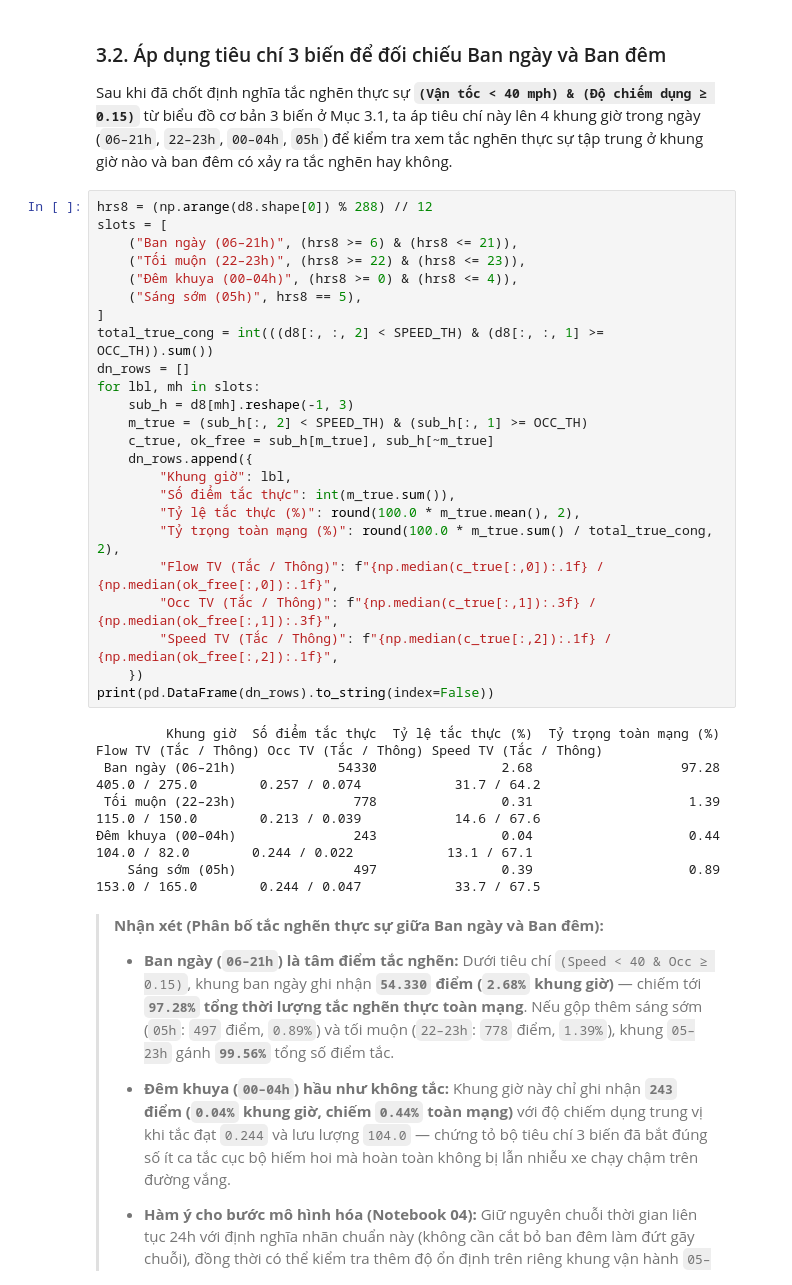
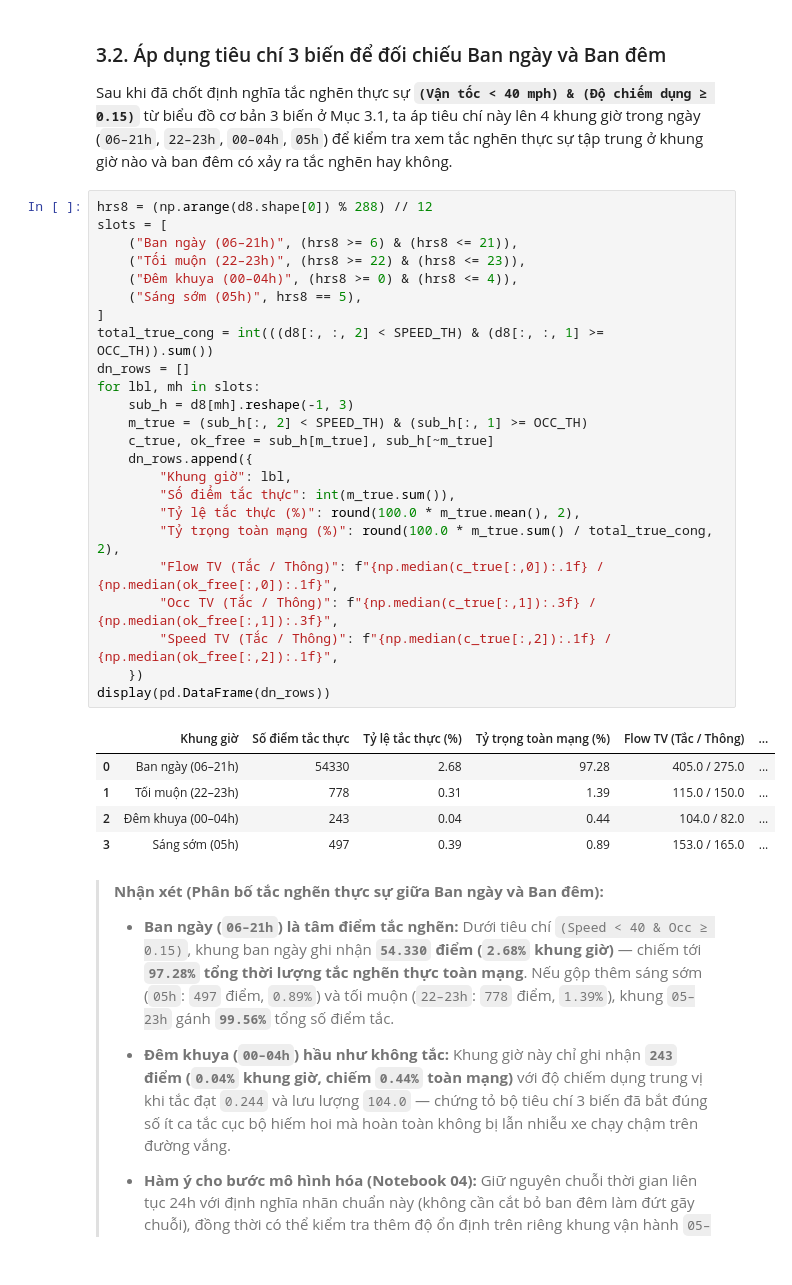
Before and after one commit to Dai-Nguyen1506/gat-traffic-warning, a Jupyter notebook: notebooks/03_EDA_and_Bottleneck_Analysis.ipynb, the cells around one changed output. Cells and saved outputs as stored; diff of their text form.

```diff
--- a/notebooks/03_EDA_and_Bottleneck_Analysis.ipynb
+++ b/notebooks/03_EDA_and_Bottleneck_Analysis.ipynb
@@ -256,33 +255,33 @@ Sau khi đã chốt định nghĩa tắc nghẽn thực sự **`(Vận tốc < 4
 # %%
 hrs8 = (np.arange(d8.shape[0]) % 288) // 12
 slots = [
     ("Ban ngày (06–21h)", (hrs8 >= 6) & (hrs8 <= 21)),
     ("Tối muộn (22–23h)", (hrs8 >= 22) & (hrs8 <= 23)),
     ("Đêm khuya (00–04h)", (hrs8 >= 0) & (hrs8 <= 4)),
     ("Sáng sớm (05h)", hrs8 == 5),
 ]
 total_true_cong = int(((d8[:, :, 2] < SPEED_TH) & (d8[:, :, 1] >= OCC_TH)).sum())
 dn_rows = []
 for lbl, mh in slots:
     sub_h = d8[mh].reshape(-1, 3)
     m_true = (sub_h[:, 2] < SPEED_TH) & (sub_h[:, 1] >= OCC_TH)
     c_true, ok_free = sub_h[m_true], sub_h[~m_true]
     dn_rows.append({
         "Khung giờ": lbl,
         "Số điểm tắc thực": int(m_true.sum()),
         "Tỷ lệ tắc thực (%)": round(100.0 * m_true.mean(), 2),
         "Tỷ trọng toàn mạng (%)": round(100.0 * m_true.sum() / total_true_cong, 2),
         "Flow TV (Tắc / Thông)": f"{np.median(c_true[:,0]):.1f} / {np.median(ok_free[:,0]):.1f}",
         "Occ TV (Tắc / Thông)": f"{np.median(c_true[:,1]):.3f} / {np.median(ok_free[:,1]):.3f}",
         "Speed TV (Tắc / Thông)": f"{np.median(c_true[:,2]):.1f} / {np.median(ok_free[:,2]):.1f}",
     })
-print(pd.DataFrame(dn_rows).to_string(index=False))
+display(pd.DataFrame(dn_rows))
 # %% [output]
-         Khung giờ  Số điểm tắc thực  Tỷ lệ tắc thực (%)  Tỷ trọng toàn mạng (%) Flow TV (Tắc / Thông) Occ TV (Tắc / Thông) Speed TV (Tắc / Thông)
- Ban ngày (06–21h)             54330                2.68                   97.28         405.0 / 275.0        0.257 / 0.074            31.7 / 64.2
- Tối muộn (22–23h)               778                0.31                    1.39         115.0 / 150.0        0.213 / 0.039            14.6 / 67.6
-Đêm khuya (00–04h)               243                0.04                    0.44          104.0 / 82.0        0.244 / 0.022            13.1 / 67.1
-    Sáng sớm (05h)               497                0.39                    0.89         153.0 / 165.0        0.244 / 0.047            33.7 / 67.5
+|  | Khung giờ | Số điểm tắc thực | Tỷ lệ tắc thực (%) | Tỷ trọng toàn mạng (%) | Flow TV (Tắc / Thông) | ... |
+| 0 | Ban ngày (06–21h) | 54330 | 2.68 | 97.28 | 405.0 / 275.0 | ... |
+| 1 | Tối muộn (22–23h) | 778 | 0.31 | 1.39 | 115.0 / 150.0 | ... |
+| 2 | Đêm khuya (00–04h) | 243 | 0.04 | 0.44 | 104.0 / 82.0 | ... |
+| 3 | Sáng sớm (05h) | 497 | 0.39 | 0.89 | 153.0 / 165.0 | ... |
 # %% [markdown]
 > **Nhận xét (Phân bố tắc nghẽn thực sự giữa Ban ngày và Ban đêm):**
 >
```
Also changed, not shown: parts of 4 cells of this notebook, 8 other files.
